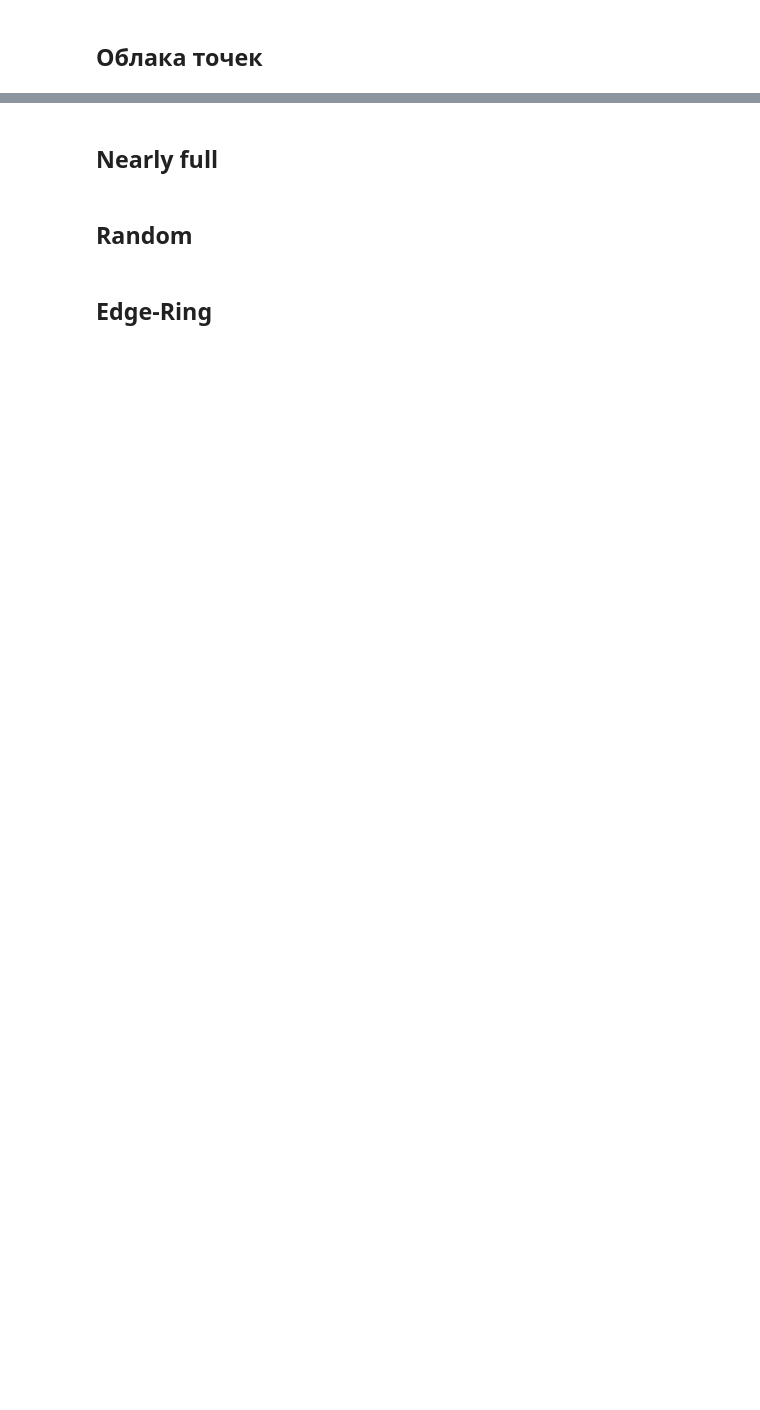
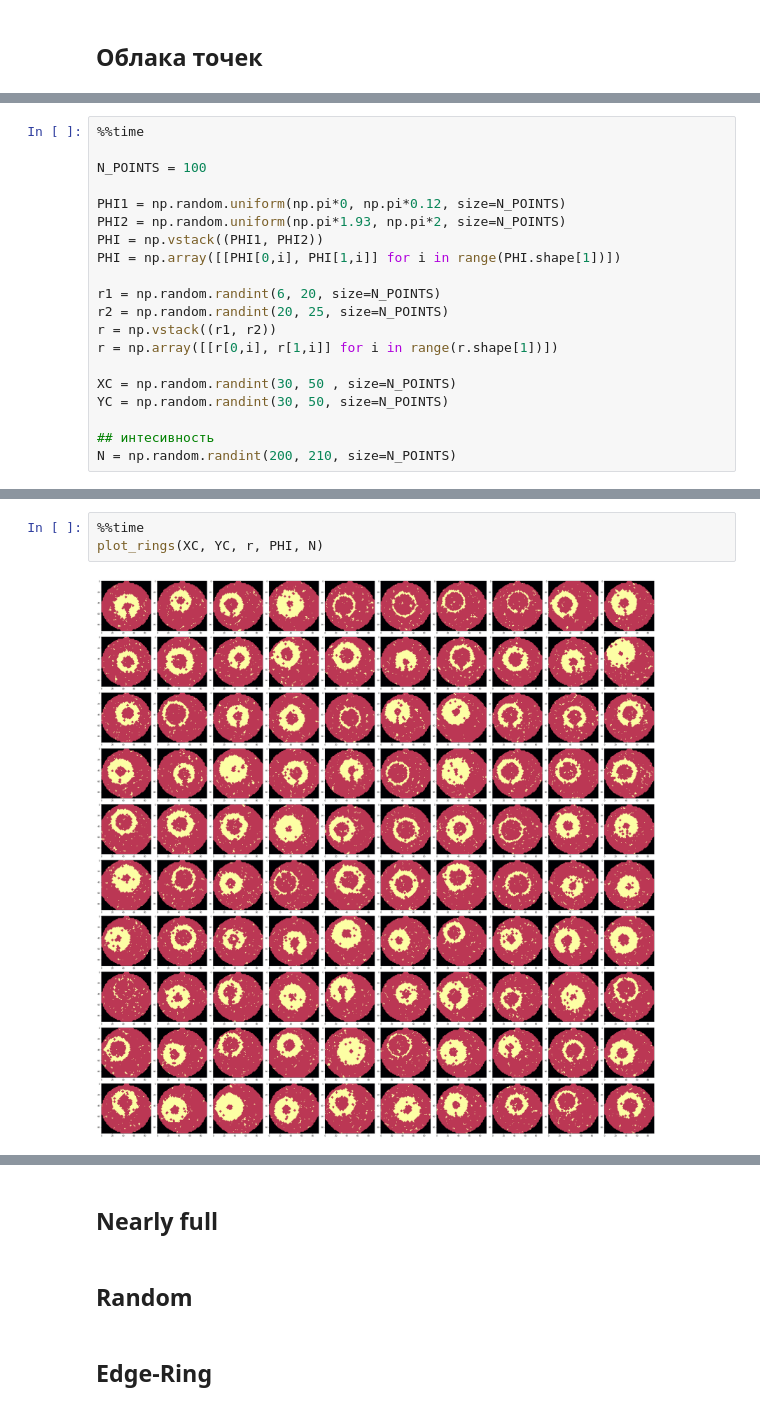
Before and after one commit to Keleas/Wafer_maps, a Jupyter notebook: Wafer_card_synthesis.ipynb, the cells around one changed output, grey strips where cells are left out. Drawn from its saved outputs; the diff is of its cells as text; blank space fills up the shorter version.

```diff
--- a/Wafer_card_synthesis.ipynb
+++ b/Wafer_card_synthesis.ipynb
@@ -838,0 +932,20 @@ Wall time: 973 ms
+# %%
+%%time
+
+N_POINTS = 100
+
+PHI1 = np.random.uniform(np.pi*0, np.pi*0.12, size=N_POINTS)
+PHI2 = np.random.uniform(np.pi*1.93, np.pi*2, size=N_POINTS)
+PHI = np.vstack((PHI1, PHI2))
+PHI = np.array([[PHI[0,i], PHI[1,i]] for i in range(PHI.shape[1])])
+
+r1 = np.random.randint(6, 20, size=N_POINTS)
+r2 = np.random.randint(20, 25, size=N_POINTS)
+r = np.vstack((r1, r2))
+r = np.array([[r[0,i], r[1,i]] for i in range(r.shape[1])])
+
+XC = np.random.randint(30, 50 , size=N_POINTS)
+YC = np.random.randint(30, 50, size=N_POINTS)
+
+## интесивность
+N = np.random.randint(200, 210, size=N_POINTS)
@@ -838,0 +954,5 @@ Wall time: 973 ms
+# %%
+%%time
+plot_rings(XC, YC, r, PHI, N)
+# %% [output]
+[figure, added]
```
Also changed, not shown: parts of 14 cells of this notebook.
